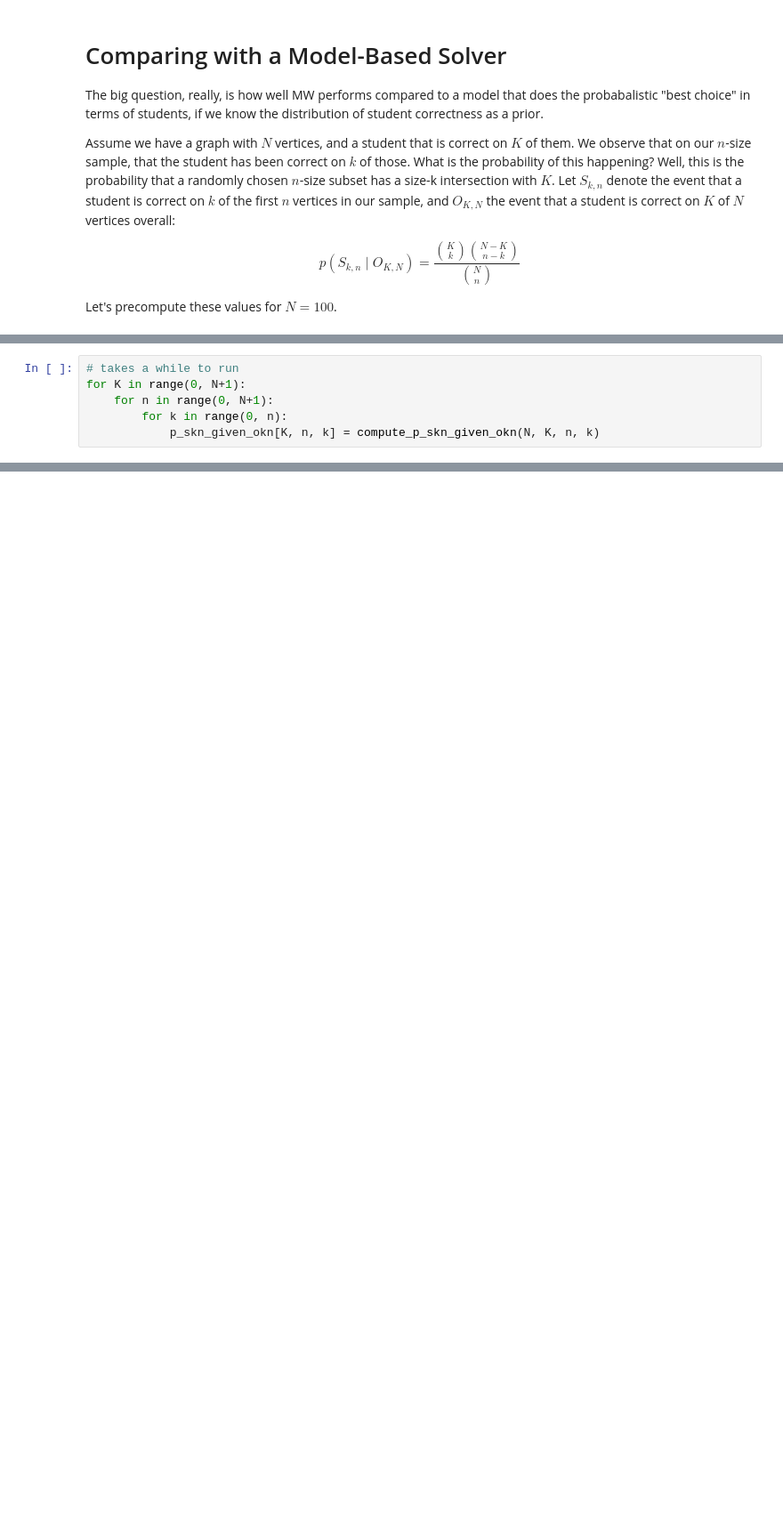
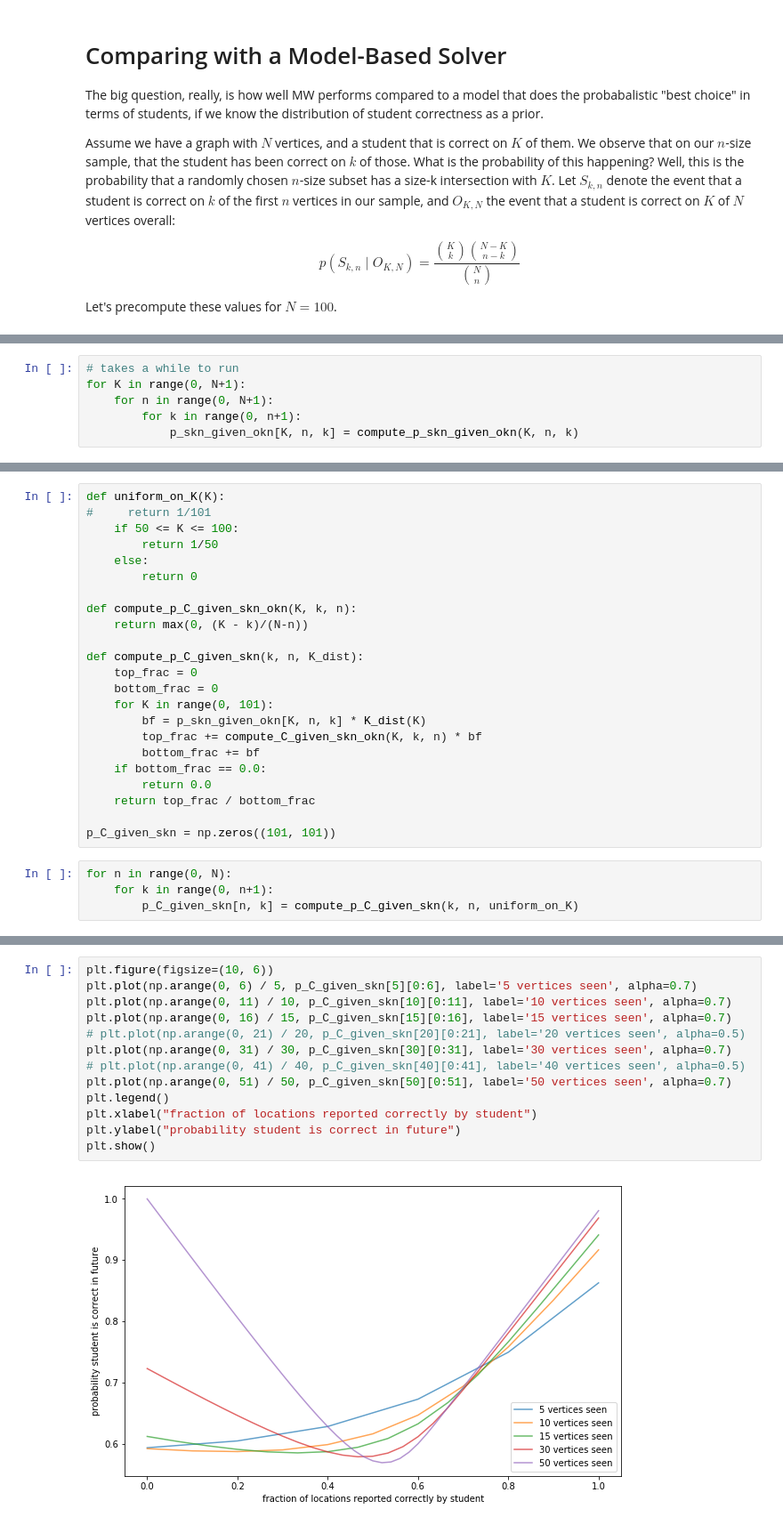
Before and after one commit to maxov/170-project-analysis, a Jupyter notebook: project-analysis.ipynb, the cells around one changed output, grey strips where cells are left out. Shown: that part at 89% size. Saved outputs shown, nothing was run; the diff lists cells and outputs as text; blank space fills up the shorter version.

```diff
--- a/project-analysis.ipynb
+++ b/project-analysis.ipynb
@@ -263,8 +263,8 @@ p_skn_given_okn = np.zeros((101, 101, 101))
 # takes a while to run
 for K in range(0, N+1):
     for n in range(0, N+1):
-        for k in range(0, n):
-            p_skn_given_okn[K, n, k] = compute_p_skn_given_okn(N, K, n, k)
+        for k in range(0, n+1):
+            p_skn_given_okn[K, n, k] = compute_p_skn_given_okn(K, n, k)
 # %%
 p_skn_given_okn[70, 20, 12], p_skn_given_okn[70, 20, 14], p_skn_given_okn[70, 20, 16]
 # %% [output]
@@ -286,0 +297,27 @@ $$p(C \mid S_{k, n}) = \frac{p(C \mid S_{k, n}, O_{K, N}) p(O_{k, n})}{3}$$
+# %%
+def uniform_on_K(K):
+#     return 1/101
+    if 50 <= K <= 100:
+        return 1/50
+    else:
+        return 0
+
+def compute_p_C_given_skn_okn(K, k, n):
+    return max(0, (K - k)/(N-n))
+
+def compute_p_C_given_skn(k, n, K_dist):
+    top_frac = 0
+    bottom_frac = 0
+    for K in range(0, 101):
+        bf = p_skn_given_okn[K, n, k] * K_dist(K)
+        top_frac += compute_C_given_skn_okn(K, k, n) * bf
+        bottom_frac += bf
+    if bottom_frac == 0.0:
+        return 0.0
+    return top_frac / bottom_frac
+
+p_C_given_skn = np.zeros((101, 101))
+# %%
+for n in range(0, N):
+    for k in range(0, n+1):
+        p_C_given_skn[n, k] = compute_p_C_given_skn(k, n, uniform_on_K)
@@ -286,0 +326,15 @@ $$p(C \mid S_{k, n}) = \frac{p(C \mid S_{k, n}, O_{K, N}) p(O_{k, n})}{3}$$
+# %%
+plt.figure(figsize=(10, 6))
+plt.plot(np.arange(0, 6) / 5, p_C_given_skn[5][0:6], label='5 vertices seen', alpha=0.7)
+plt.plot(np.arange(0, 11) / 10, p_C_given_skn[10][0:11], label='10 vertices seen', alpha=0.7)
+plt.plot(np.arange(0, 16) / 15, p_C_given_skn[15][0:16], label='15 vertices seen', alpha=0.7)
+# plt.plot(np.arange(0, 21) / 20, p_C_given_skn[20][0:21], label='20 vertices seen', alpha=0.5)
+plt.plot(np.arange(0, 31) / 30, p_C_given_skn[30][0:31], label='30 vertices seen', alpha=0.7)
+# plt.plot(np.arange(0, 41) / 40, p_C_given_skn[40][0:41], label='40 vertices seen', alpha=0.5)
+plt.plot(np.arange(0, 51) / 50, p_C_given_skn[50][0:51], label='50 vertices seen', alpha=0.7)
+plt.legend()
+plt.xlabel("fraction of locations reported correctly by student")
+plt.ylabel("probability student is correct in future")
+plt.show()
+# %% [output]
+[figure, added]
```
Also changed, not shown: parts of 12 cells of this notebook.
